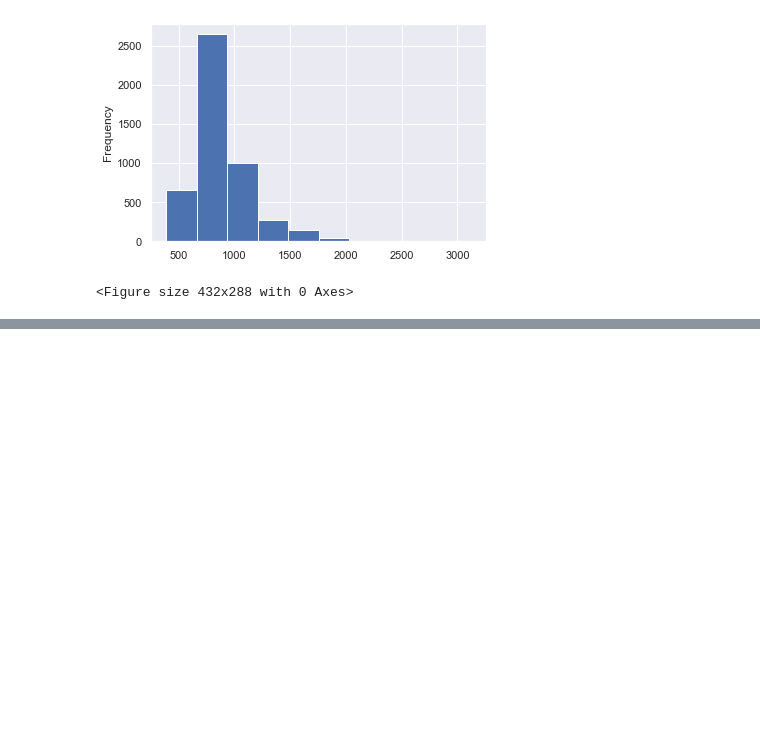
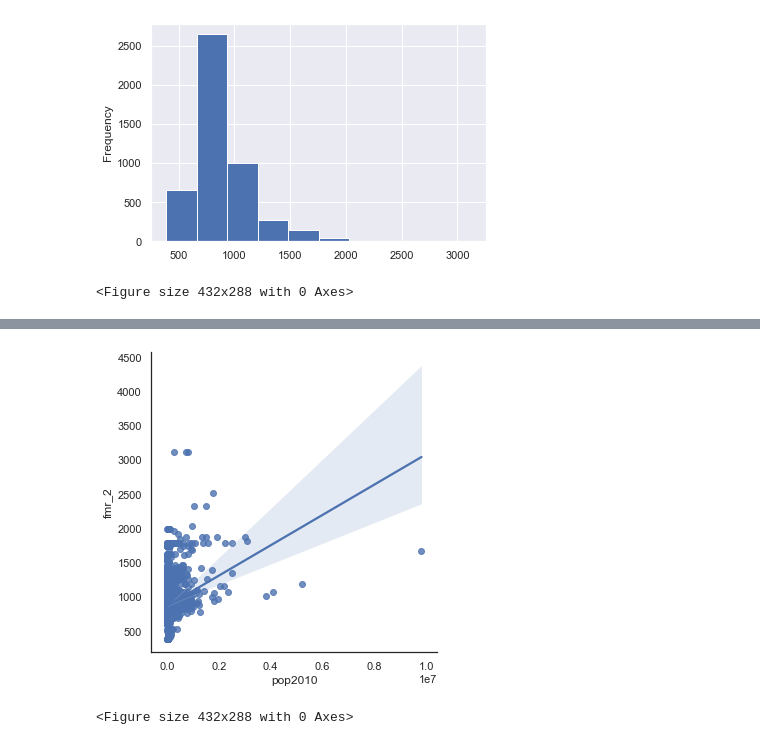
Before and after one commit to Alumasa/Python-for-data-science, a Jupyter notebook: Intermediate Seaborn.ipynb, the cells around one changed output, grey strips where cells are left out. Drawn from its saved outputs; the diff is of its cells as text; code cells hidden in the pictures; blank space fills up the shorter version.

```diff
--- a/Intermediate Seaborn.ipynb
+++ b/Intermediate Seaborn.ipynb
@@ -178,0 +195,18 @@ plt.clf()
+# %%
+# Set the style to white
+sns.set_style('white')
+
+# Create a regression plot
+sns.lmplot(data=data,
+           x='pop2010',
+           y='fmr_2')
+
+# Remove the top and right spines
+sns.despine()
+
+# Show the plot and clear the figure
+plt.show()
+plt.clf()
+# %% [output]
+[figure, added]
+<Figure size 432x288 with 0 Axes>
```
Also changed, not shown: parts of 14 cells of this notebook.
